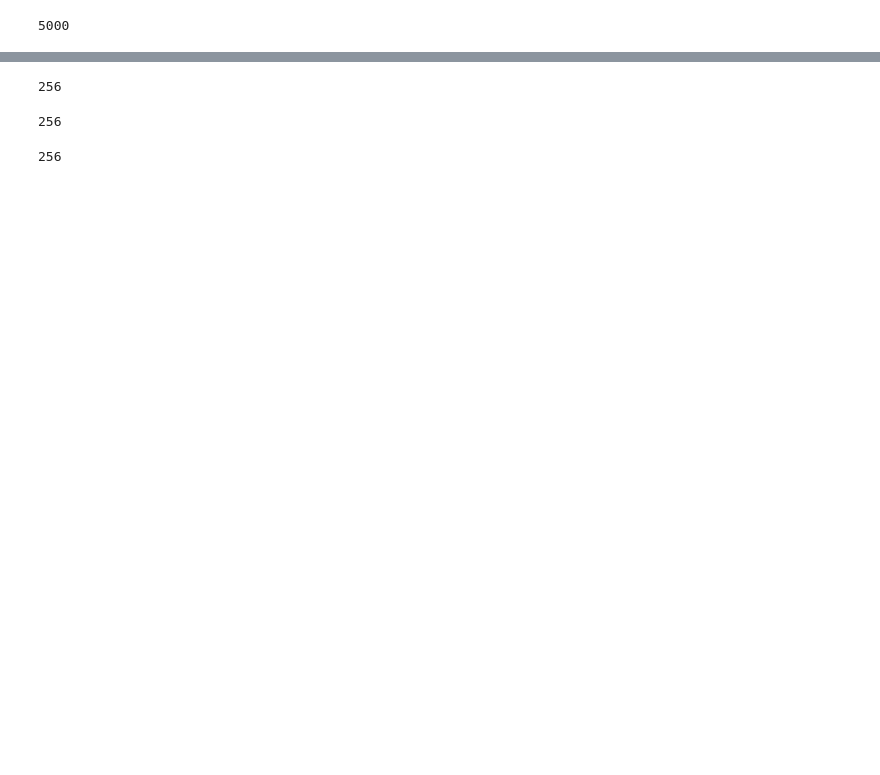
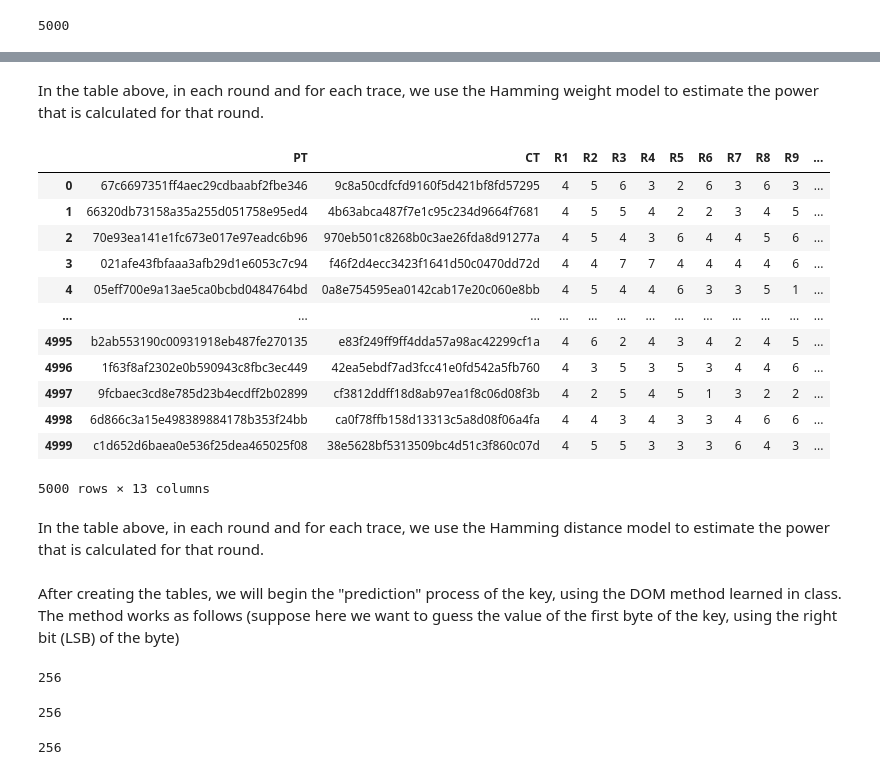
Before and after one commit to kfirgirstein/Hardware_Security_HW_049017, a Jupyter notebook: HW/HW2/part1.ipynb, the cells around one changed output, grey strips where cells are left out. Saved outputs shown, nothing was run; the diff lists cells and outputs as text; code cells hidden in the pictures; blank space fills up the shorter version.

Commit message:
after HW2 part 1

```diff
--- a/HW/HW2/part1.ipynb
+++ b/HW/HW2/part1.ipynb
@@ -29,3 +60,25 @@ display(len(cipher))
+# %% [markdown]
+In the table above, in each round and for each trace, we use the Hamming weight model to estimate the power that is calculated for that round.
+# %%
+display(pd.DataFrame(np.column_stack((C_P_table, HD_table)), columns=["PT","CT"] + [f"R{i}" for i in range(1,12)]))
+# %% [output]
+|  | PT | CT | R1 | R2 | R3 | R4 | R5 | R6 | R7 | R8 | R9 | ... |
+| 0 | 67c6697351ff4aec29cdbaabf2fbe346 | 9c8a50cdfcfd9160f5d421bf8fd57295 | 4 | 5 | 6 | 3 | 2 | 6 | 3 | 6 | 3 | ... |
+| 1 | 66320db73158a35a255d051758e95ed4 | 4b63abca487f7e1c95c234d9664f7681 | 4 | 5 | 5 | 4 | 2 | 2 | 3 | 4 | 5 | ... |
+| 2 | 70e93ea141e1fc673e017e97eadc6b96 | 970eb501c8268b0c3ae26fda8d91277a | 4 | 5 | 4 | 3 | 6 | 4 | 4 | 5 | 6 | ... |
+| 3 | 021afe43fbfaaa3afb29d1e6053c7c94 | f46f2d4ecc3423f1641d50c0470dd72d | 4 | 4 | 7 | 7 | 4 | 4 | 4 | 4 | 6 | ... |
+| 4 | 05eff700e9a13ae5ca0bcbd0484764bd | 0a8e754595ea0142cab17e20c060e8bb | 4 | 5 | 4 | 4 | 6 | 3 | 3 | 5 | 1 | ... |
+| ... | ... | ... | ... | ... | ... | ... | ... | ... | ... | ... | ... | ... |
+| 4995 | b2ab553190c00931918eb487fe270135 | e83f249ff9ff4dda57a98ac42299cf1a | 4 | 6 | 2 | 4 | 3 | 4 | 2 | 4 | 5 | ... |
+| 4996 | 1f63f8af2302e0b590943c8fbc3ec449 | 42ea5ebdf7ad3fcc41e0fd542a5fb760 | 4 | 3 | 5 | 3 | 5 | 3 | 4 | 4 | 6 | ... |
+| 4997 | 9fcbaec3cd8e785d23b4ecdff2b02899 | cf3812ddff18d8ab97ea1f8c06d08f3b | 4 | 2 | 5 | 4 | 5 | 1 | 3 | 2 | 2 | ... |
+| 4998 | 6d866c3a15e498389884178b353f24bb | ca0f78ffb158d13313c5a8d08f06a4fa | 4 | 4 | 3 | 4 | 3 | 3 | 4 | 6 | 6 | ... |
+| 4999 | c1d652d6baea0e536f25dea465025f08 | 38e5628bf5313509bc4d51c3f860c07d | 4 | 5 | 5 | 3 | 3 | 3 | 6 | 4 | 3 | ... |
+5000 rows × 13 columns
+# %% [markdown]
+In the table above, in each round and for each trace, we use the Hamming distance model to estimate the power that is calculated for that round.
+# %% [markdown]
+After creating the tables, we will begin the "prediction" process of the key, using the DOM method learned in class. The method works as follows (suppose here we want to guess the value of the first byte of the key, using the right bit (LSB) of the byte)
 # %%
 samples = []
 with open(SAMPLEFILE_PATH,"r") as fp:
```
Also changed, not shown: parts of 20 cells of this notebook, 17 other files.
